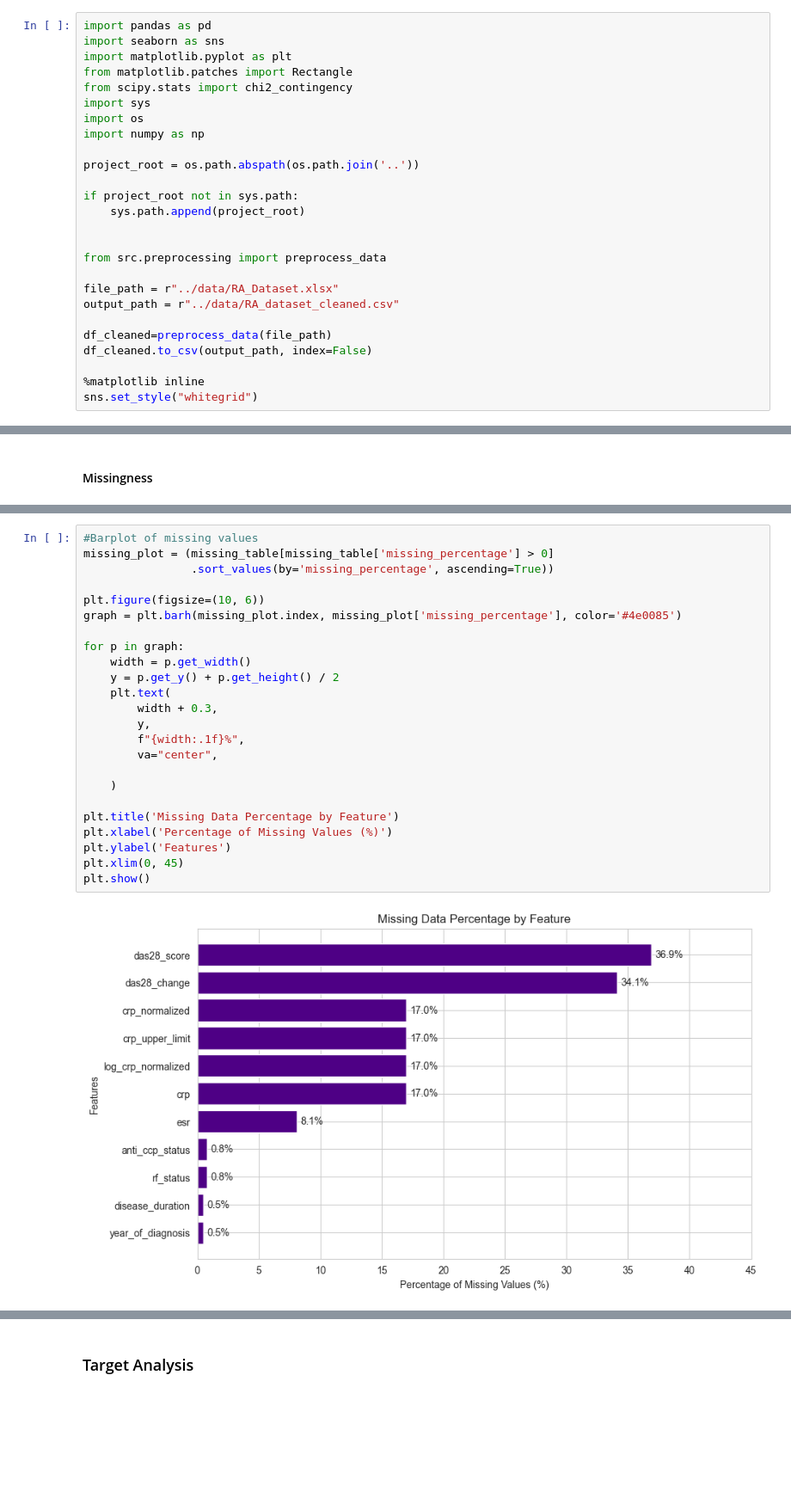
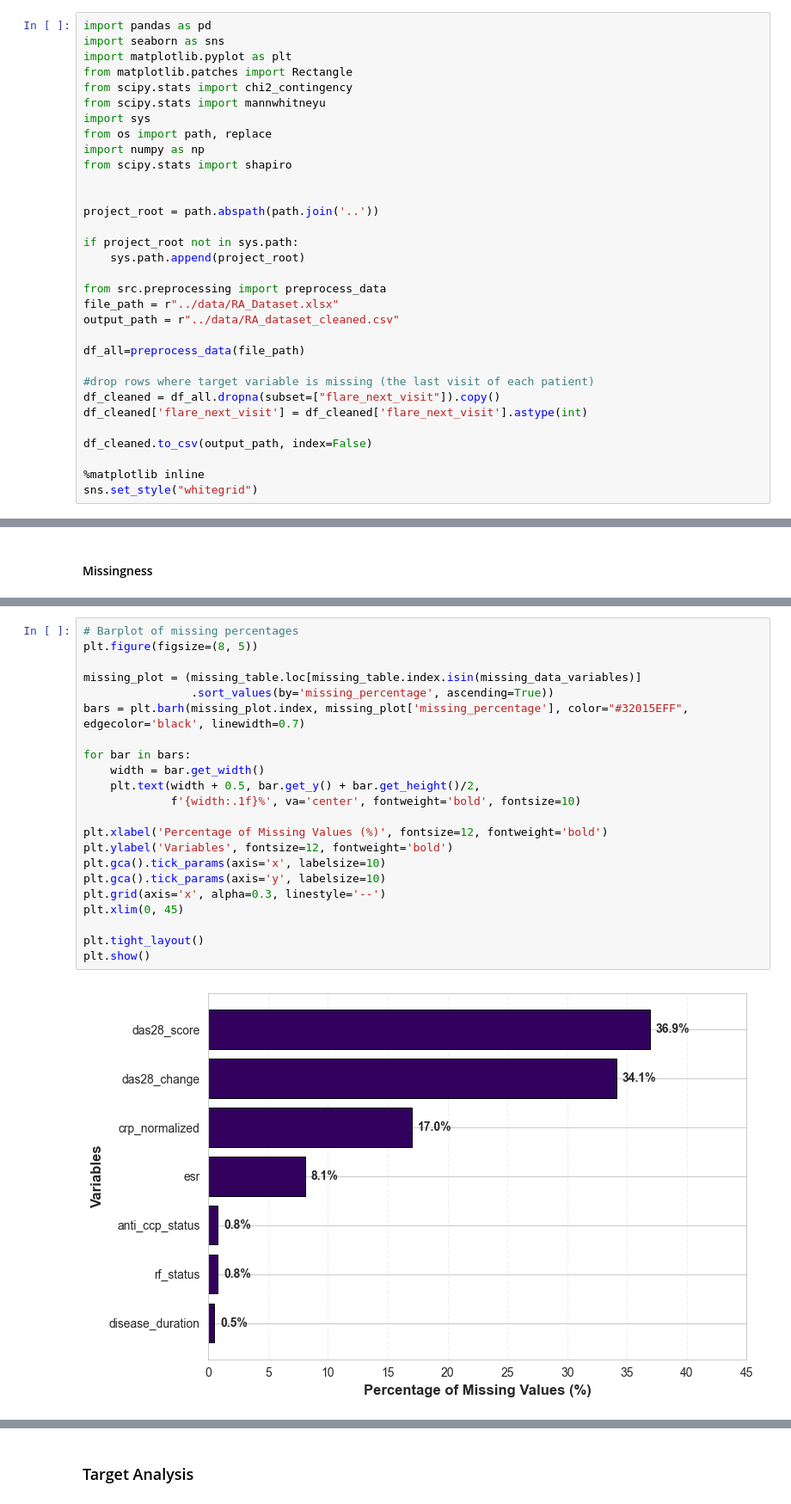
Before and after one commit to konnatzeik/Master_Thesis, a Jupyter notebook: notebooks/01_EDA.ipynb, the cells around one changed output, grey strips where cells are left out. Shown at 86% size. Drawn from its saved outputs; the diff is of its cells as text; blank space fills up the shorter version.

```diff
--- a/notebooks/01_EDA.ipynb
+++ b/notebooks/01_EDA.ipynb
@@ -7,22 +21,28 @@ import seaborn as sns
 import matplotlib.pyplot as plt
 from matplotlib.patches import Rectangle
 from scipy.stats import chi2_contingency
+from scipy.stats import mannwhitneyu
 import sys
-import os
+from os import path, replace
 import numpy as np
+from scipy.stats import shapiro
 
-project_root = os.path.abspath(os.path.join('..'))
+
+project_root = path.abspath(path.join('..'))
 
 if project_root not in sys.path:
     sys.path.append(project_root)
 
-
 from src.preprocessing import preprocess_data
-
 file_path = r"../data/RA_Dataset.xlsx"
 output_path = r"../data/RA_dataset_cleaned.csv"
 
-df_cleaned=preprocess_data(file_path)
+df_all=preprocess_data(file_path)
+
+#drop rows where target variable is missing (the last visit of each patient)
+df_cleaned = df_all.dropna(subset=["flare_next_visit"]).copy()
+df_cleaned['flare_next_visit'] = df_cleaned['flare_next_visit'].astype(int)
+
 df_cleaned.to_csv(output_path, index=False)
 
 %matplotlib inline
@@ -256,27 +241,25 @@ plt.show()
 # %%
-#Barplot of missing values
-missing_plot = (missing_table[missing_table['missing_percentage'] > 0]
+# Barplot of missing percentages
+plt.figure(figsize=(8, 5))
+
+missing_plot = (missing_table.loc[missing_table.index.isin(missing_data_variables)]
                 .sort_values(by='missing_percentage', ascending=True))
+bars = plt.barh(missing_plot.index, missing_plot['missing_percentage'], color="#32015EFF", edgecolor='black', linewidth=0.7)
 
-plt.figure(figsize=(10, 6))
-graph = plt.barh(missing_plot.index, missing_plot['missing_percentage'], color='#4e0085')
+for bar in bars:
+    width = bar.get_width()
+    plt.text(width + 0.5, bar.get_y() + bar.get_height()/2,
+             f'{width:.1f}%', va='center', fontweight='bold', fontsize=10)
 
-for p in graph:
-    width = p.get_width()
-    y = p.get_y() + p.get_height() / 2
-    plt.text(
-        width + 0.3,
-        y,
-        f"{width:.1f}%",
-        va="center",
+plt.xlabel('Percentage of Missing Values (%)', fontsize=12, fontweight='bold')
+plt.ylabel('Variables', fontsize=12, fontweight='bold')
+plt.gca().tick_params(axis='x', labelsize=10)
+plt.gca().tick_params(axis='y', labelsize=10)
+plt.grid(axis='x', alpha=0.3, linestyle='--')
+plt.xlim(0, 45)
 
-    )
-
-plt.title('Missing Data Percentage by Feature')
-plt.xlabel('Percentage of Missing Values (%)')
-plt.ylabel('Features')
-plt.xlim(0, 45)
+plt.tight_layout()
 plt.show()
 # %% [output]
-[figure, old version]
+[figure, new version]
 # %%
```
Also changed, not shown: parts of 141 cells of this notebook, 5 other files.
